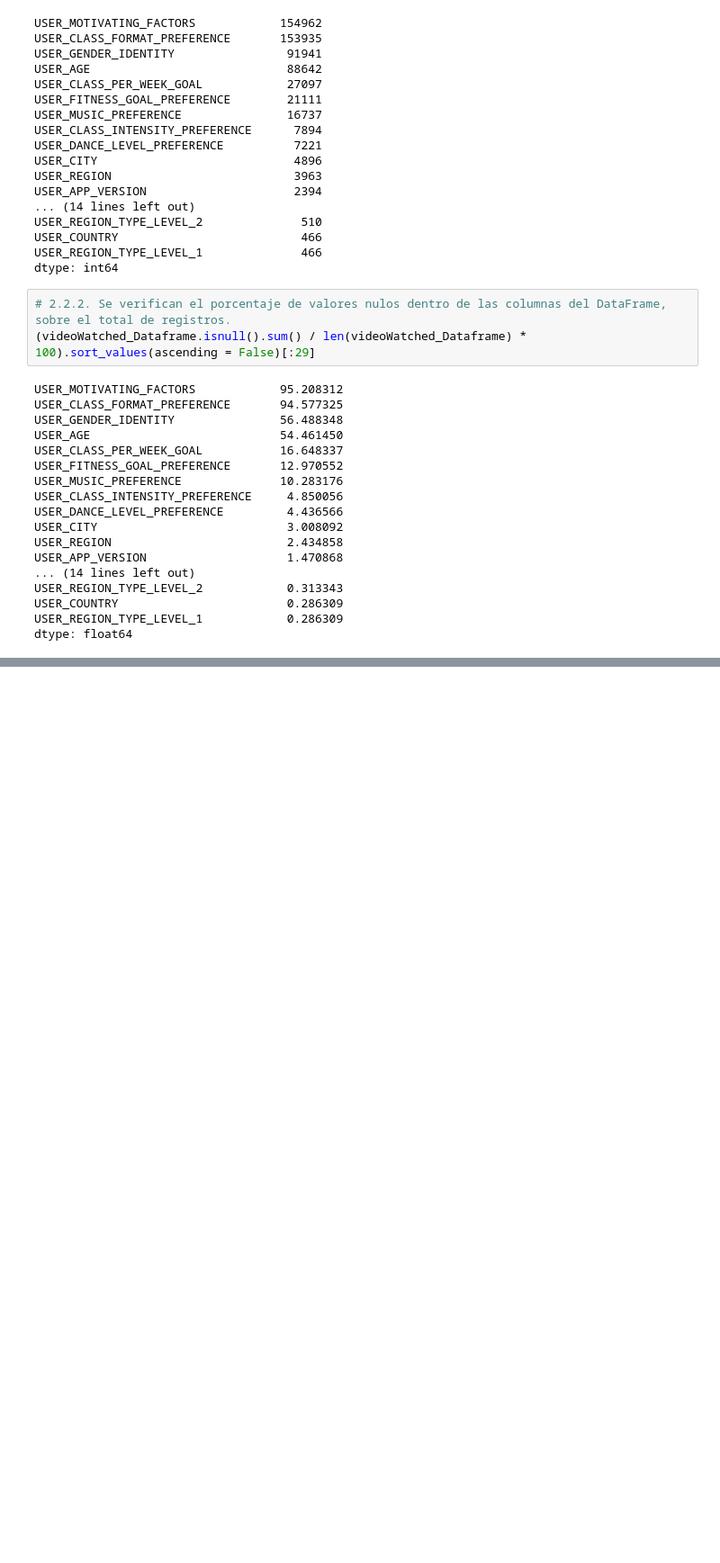
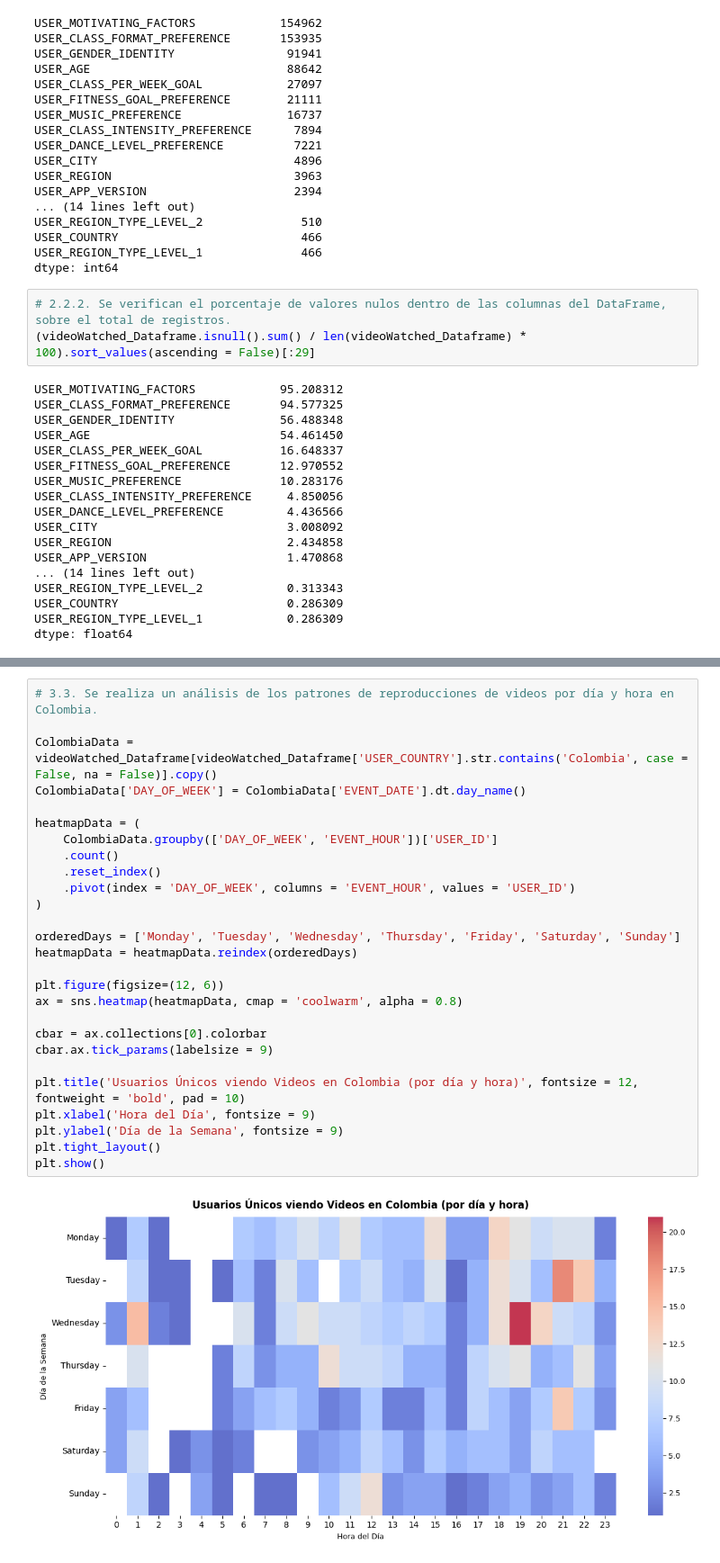
Before and after one commit to AndresC1020/despliegue-soluciones-analiticas, a Jupyter notebook: notebooks/1. Analisis Exploratorio.ipynb, the cells around one changed output, grey strips where cells are left out. Shown at 90% size. Cells and saved outputs as stored; diff of their text form; blank space fills up the shorter version.

```diff
--- a/notebooks/1. Analisis Exploratorio.ipynb
+++ b/notebooks/1. Analisis Exploratorio.ipynb
@@ -220,0 +222,29 @@ plt.show()
+# %%
+# 3.3. Se realiza un análisis de los patrones de reproducciones de videos por día y hora en Colombia.
+
+ColombiaData = videoWatched_Dataframe[videoWatched_Dataframe['USER_COUNTRY'].str.contains('Colombia', case = False, na = False)].copy()
+ColombiaData['DAY_OF_WEEK'] = ColombiaData['EVENT_DATE'].dt.day_name()
+
+heatmapData = (
+    ColombiaData.groupby(['DAY_OF_WEEK', 'EVENT_HOUR'])['USER_ID']
+    .count()
+    .reset_index()
+    .pivot(index = 'DAY_OF_WEEK', columns = 'EVENT_HOUR', values = 'USER_ID')
+)
+
+orderedDays = ['Monday', 'Tuesday', 'Wednesday', 'Thursday', 'Friday', 'Saturday', 'Sunday']
+heatmapData = heatmapData.reindex(orderedDays)
+
+plt.figure(figsize=(12, 6))
+ax = sns.heatmap(heatmapData, cmap = 'coolwarm', alpha = 0.8)
+
+cbar = ax.collections[0].colorbar
+cbar.ax.tick_params(labelsize = 9)
+
+plt.title('Usuarios Únicos viendo Videos en Colombia (por día y hora)', fontsize = 12, fontweight = 'bold', pad = 10)
+plt.xlabel('Hora del Día', fontsize = 9)
+plt.ylabel('Día de la Semana', fontsize = 9)
+plt.tight_layout()
+plt.show()
+# %% [output]
+[figure, added]
```
Also changed, not shown: parts of 6 cells of this notebook, 1 other file.
